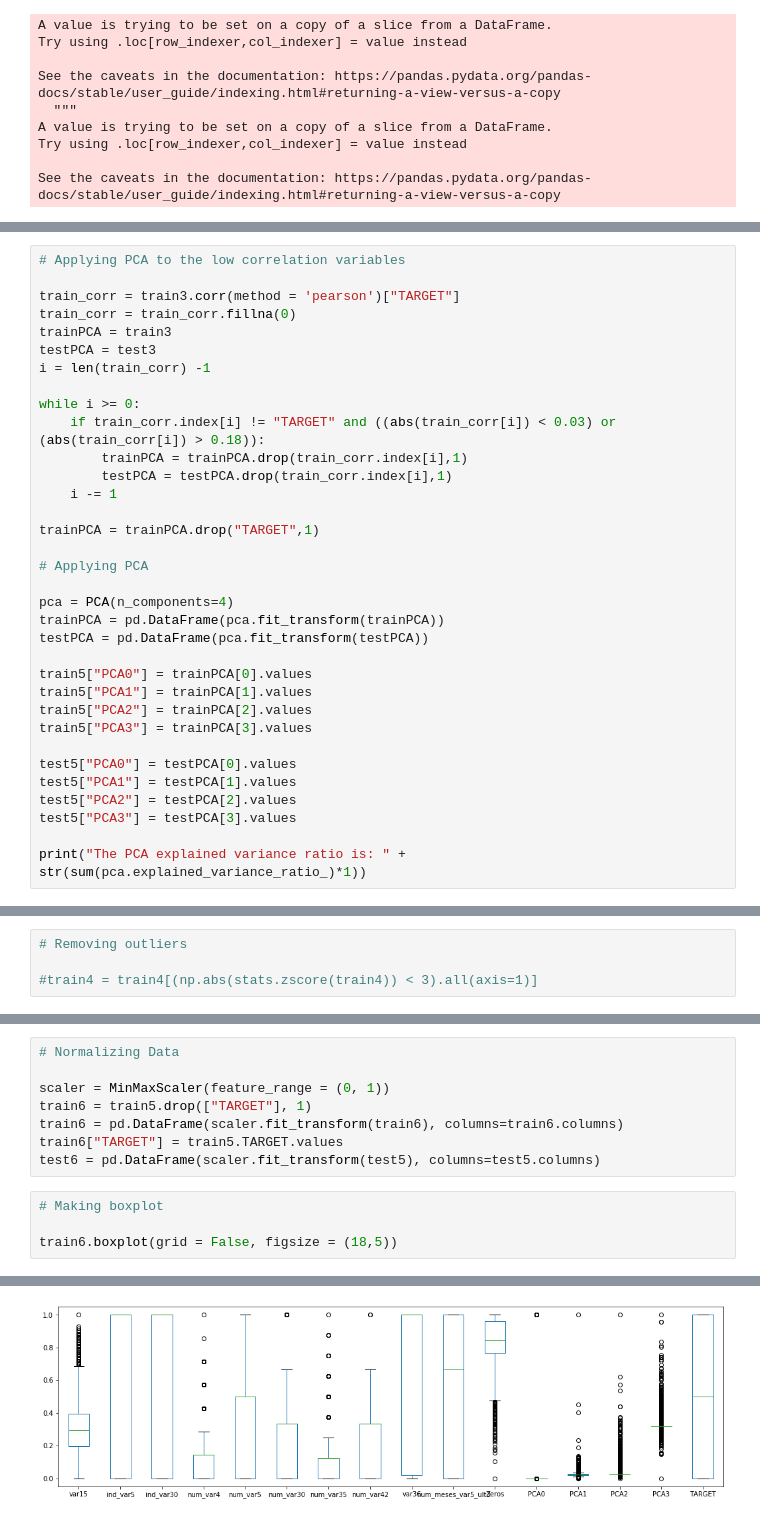
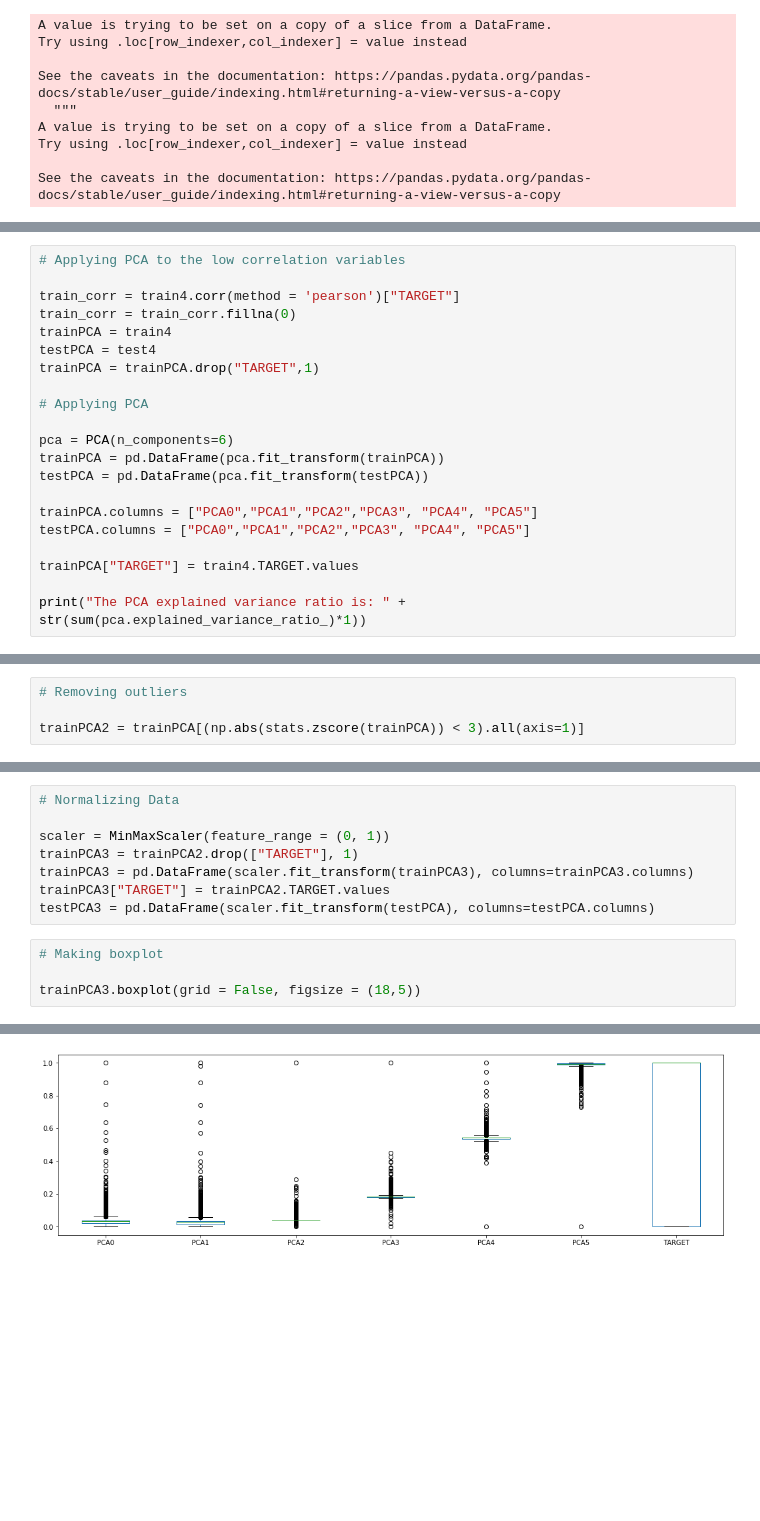
Before and after one commit to gustavomccoelho/Customer-Satisfaction-Prediction, a Jupyter notebook: code/Exploratory-Analysis-1.ipynb, the cells around one changed output, grey strips where cells are left out. Cells and saved outputs as stored; diff of their text form; blank space fills up the shorter version.

```diff
--- a/code/Exploratory-Analysis-1.ipynb
+++ b/code/Exploratory-Analysis-1.ipynb
@@ -118,35 +91,22 @@ train5.describe()
 # %%
 # Applying PCA to the low correlation variables
 
-train_corr = train3.corr(method = 'pearson')["TARGET"]
+train_corr = train4.corr(method = 'pearson')["TARGET"]
 train_corr = train_corr.fillna(0)
-trainPCA = train3
-testPCA = test3
-i = len(train_corr) -1
-
-while i >= 0:
-    if train_corr.index[i] != "TARGET" and ((abs(train_corr[i]) < 0.03) or (abs(train_corr[i]) > 0.18)):
-        trainPCA = trainPCA.drop(train_corr.index[i],1)
-        testPCA = testPCA.drop(train_corr.index[i],1)
-    i -= 1
-
+trainPCA = train4
+testPCA = test4
 trainPCA = trainPCA.drop("TARGET",1)
 
 # Applying PCA
 
-pca = PCA(n_components=4)
+pca = PCA(n_components=6)
 trainPCA = pd.DataFrame(pca.fit_transform(trainPCA))
 testPCA = pd.DataFrame(pca.fit_transform(testPCA))
 
-train5["PCA0"] = trainPCA[0].values
-train5["PCA1"] = trainPCA[1].values
-train5["PCA2"] = trainPCA[2].values
-train5["PCA3"] = trainPCA[3].values
+trainPCA.columns = ["PCA0","PCA1","PCA2","PCA3", "PCA4", "PCA5"]
+testPCA.columns = ["PCA0","PCA1","PCA2","PCA3", "PCA4", "PCA5"]
 
-test5["PCA0"] = testPCA[0].values
-test5["PCA1"] = testPCA[1].values
-test5["PCA2"] = testPCA[2].values
-test5["PCA3"] = testPCA[3].values
+trainPCA["TARGET"] = train4.TARGET.values
 
 print("The PCA explained variance ratio is: " + str(sum(pca.explained_variance_ratio_)*1))
 # %% [output]
@@ -154,7 +130,7 @@ The PCA explained variance ratio is: 0.9999999960500582
 # %%
 # Removing outliers
 
-#train4 = train4[(np.abs(stats.zscore(train4)) < 3).all(axis=1)]
+trainPCA2 = trainPCA[(np.abs(stats.zscore(trainPCA)) < 3).all(axis=1)]
 # %%
 # Making boxplot
 
@@ -166,17 +142,17 @@ train5.boxplot(grid = False, figsize = (18,5))
 # Normalizing Data
 
 scaler = MinMaxScaler(feature_range = (0, 1))
-train6 = train5.drop(["TARGET"], 1)
-train6 = pd.DataFrame(scaler.fit_transform(train6), columns=train6.columns)
-train6["TARGET"] = train5.TARGET.values
-test6 = pd.DataFrame(scaler.fit_transform(test5), columns=test5.columns)
+trainPCA3 = trainPCA2.drop(["TARGET"], 1)
+trainPCA3 = pd.DataFrame(scaler.fit_transform(trainPCA3), columns=trainPCA3.columns)
+trainPCA3["TARGET"] = trainPCA2.TARGET.values
+testPCA3 = pd.DataFrame(scaler.fit_transform(testPCA), columns=testPCA.columns)
 # %%
 # Making boxplot
 
-train6.boxplot(grid = False, figsize = (18,5))
+trainPCA3.boxplot(grid = False, figsize = (18,5))
 # %% [output]
 <matplotlib.axes._subplots.AxesSubplot at 0x...>
-[figure, old version]
+[figure, new version]
 # %%
 # Saving data
 
```
Also changed, not shown: parts of 5 cells of this notebook, 6 other files.
